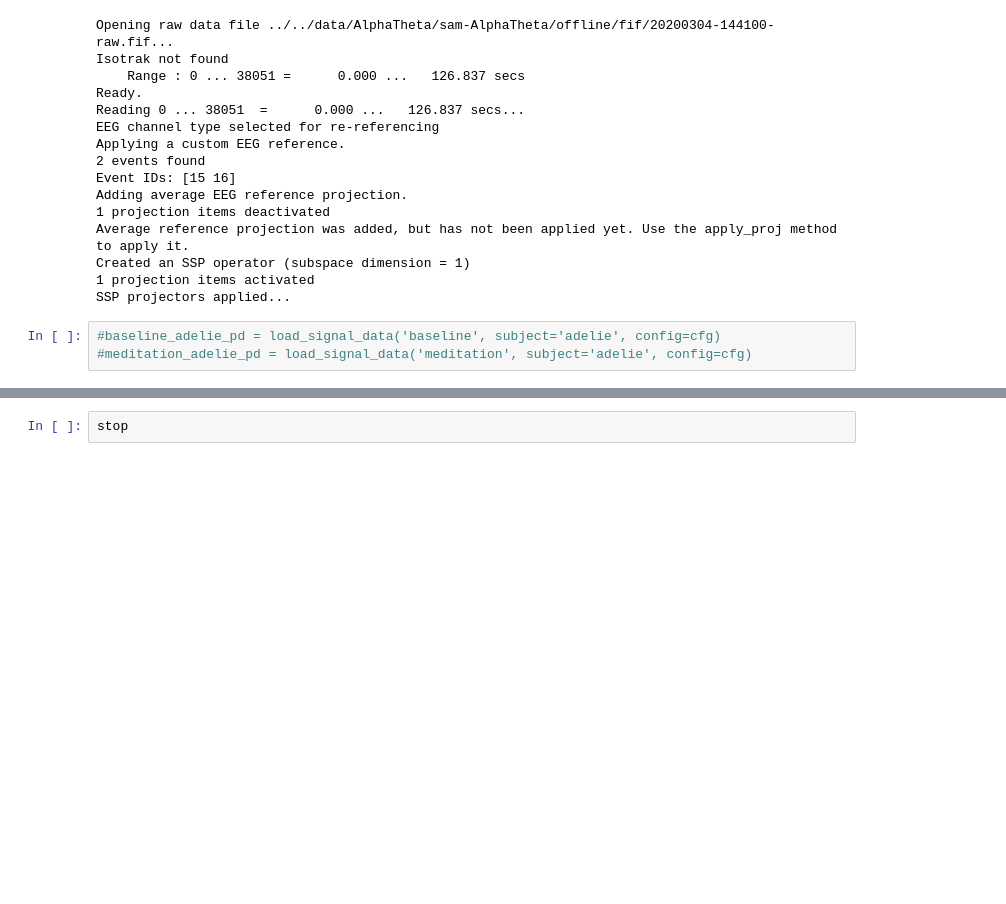
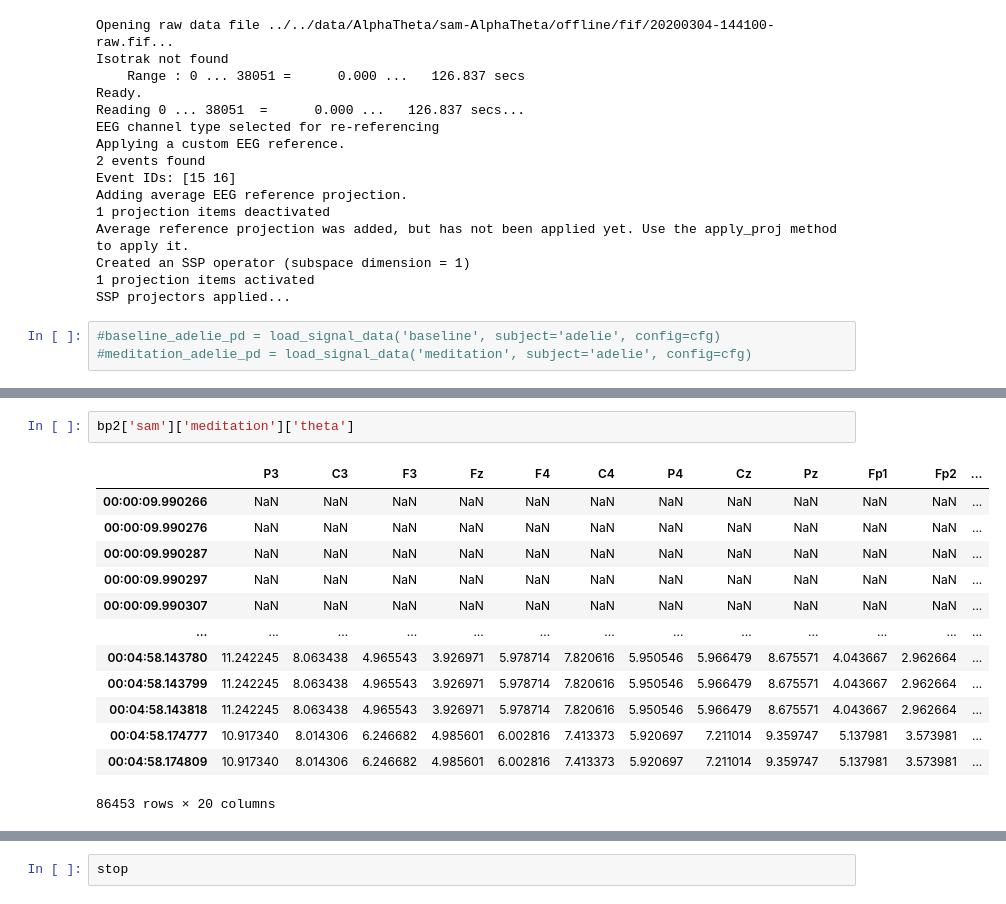
Before and after one commit to samuelsmal/eeg-meditation, a Jupyter notebook: analysis-sam/not-invented-here.ipynb, the cells around one changed output, grey strips where cells are left out. Cells and saved outputs as stored; diff of their text form; blank space fills up the shorter version.

```diff
--- a/analysis-sam/not-invented-here.ipynb
+++ b/analysis-sam/not-invented-here.ipynb
@@ -493,0 +573,16 @@ def index_to_time(x, time_index, step_size=1):
+# %%
+bp2['sam']['meditation']['theta']
+# %% [output]
+|  | P3 | C3 | F3 | Fz | F4 | C4 | P4 | Cz | Pz | Fp1 | Fp2 | ... |
+| 00:00:09.990266 | NaN | NaN | NaN | NaN | NaN | NaN | NaN | NaN | NaN | NaN | NaN | ... |
+| 00:00:09.990276 | NaN | NaN | NaN | NaN | NaN | NaN | NaN | NaN | NaN | NaN | NaN | ... |
+| 00:00:09.990287 | NaN | NaN | NaN | NaN | NaN | NaN | NaN | NaN | NaN | NaN | NaN | ... |
+| 00:00:09.990297 | NaN | NaN | NaN | NaN | NaN | NaN | NaN | NaN | NaN | NaN | NaN | ... |
+| 00:00:09.990307 | NaN | NaN | NaN | NaN | NaN | NaN | NaN | NaN | NaN | NaN | NaN | ... |
+| ... | ... | ... | ... | ... | ... | ... | ... | ... | ... | ... | ... | ... |
+| 00:04:58.143780 | 11.242245 | 8.063438 | 4.965543 | 3.926971 | 5.978714 | 7.820616 | 5.950546 | 5.966479 | 8.675571 | 4.043667 | 2.962664 | ... |
+| 00:04:58.143799 | 11.242245 | 8.063438 | 4.965543 | 3.926971 | 5.978714 | 7.820616 | 5.950546 | 5.966479 | 8.675571 | 4.043667 | 2.962664 | ... |
+| 00:04:58.143818 | 11.242245 | 8.063438 | 4.965543 | 3.926971 | 5.978714 | 7.820616 | 5.950546 | 5.966479 | 8.675571 | 4.043667 | 2.962664 | ... |
+| 00:04:58.174777 | 10.917340 | 8.014306 | 6.246682 | 4.985601 | 6.002816 | 7.413373 | 5.920697 | 7.211014 | 9.359747 | 5.137981 | 3.573981 | ... |
+| 00:04:58.174809 | 10.917340 | 8.014306 | 6.246682 | 4.985601 | 6.002816 | 7.413373 | 5.920697 | 7.211014 | 9.359747 | 5.137981 | 3.573981 | ... |
+86453 rows × 20 columns
```
Also changed, not shown: parts of 32 cells of this notebook.
